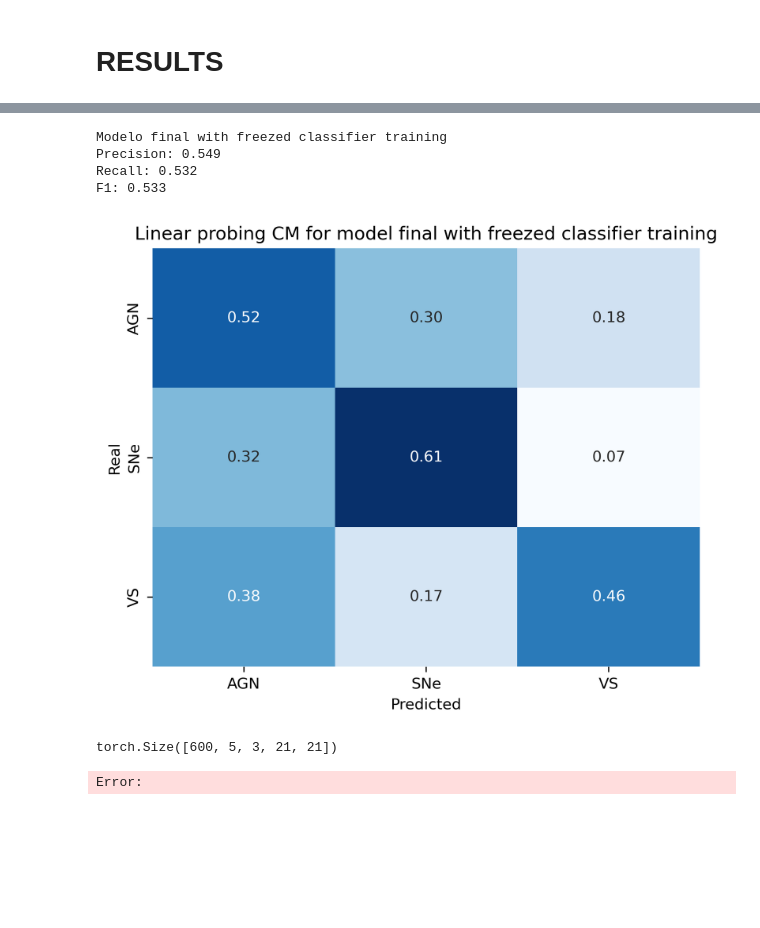
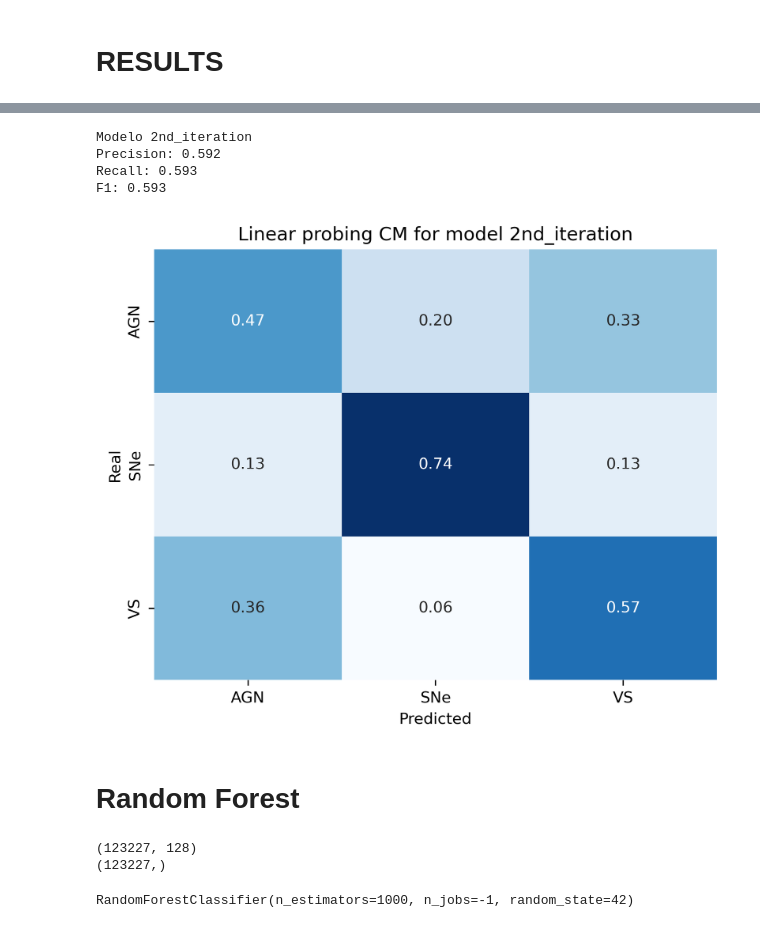
Before and after one commit to pmarconep/ZTF_alert_8a, a Jupyter notebook: final.ipynb, the cells around one changed output, grey strips where cells are left out. Drawn from its saved outputs; the diff is of its cells as text; code cells hidden in the pictures; blank space fills up the shorter version.

```diff
--- a/final.ipynb
+++ b/final.ipynb
@@ -88,10 +88,10 @@ test_dataset = TensorDataset(test_dataset, test_class_0)
 #rnn parameters
 rnn_type = 'LSTM'
 hidden_dim = 128
-num_layers = 2
+num_layers = 1
 
 # autoencoder params
-latent_dim = 50
+latent_dim = 128
 n_channels = 3
 n_classes = 3
 
@@ -99,16 +99,17 @@ n_classes = 3
 ae_loss = ae_loss_function
 rnn_loss = rnn_loss_function
 
-max_epochs = 100
-max_time = 600 #minutos
-lr = 0.666e-3
-batch_size = 256
+max_epochs = 300
+max_time = 180 #minutos
+lr = 10e-5
+batch_size = 128
+dropout_prob = 0.35
 
 random_sampler = True
 use_gpu = True
 augmentation = False
 only_classifier = False
-early_stop = 5
+early_stop = 10
 num_cpu = 0
 # %%
 import src.final_model as fm
@@ -144,0 +164,10 @@ Setup finishied. Starting training...
+# %%
+import src.final_model as fm
+import src.final_training as ft
+importlib.reload(fm)
+importlib.reload(ft)
+importlib.reload(src.final_training)
+importlib.reload(src.final_model)
+
+modelo_final = fm.FinalModel(latent_dim, n_channels, rnn_type, hidden_dim, num_layers, dropout_prob,  n_classes, name='2nd_iteration')
+modelo_final.load_state_dict(torch.load(f'models/aernn_final.pth'))
@@ -189,26 +268,21 @@ print()
 # %%
-
-
+#test
 modelo_final.eval()
 
-prediction = modelo_final.rnn_classifier(test_dataset.tensors[0])
-
+prediction = modelo_final(test_dataset.tensors[0])
 cm = confusion_matrix(test_dataset.tensors[1], prediction.argmax(dim=1), normalize='true')
 print(f'\nModelo {modelo_final.name}')
 metrics.plot_matrix([modelo_final], [cm])
 precision, recall, f1 = metrics.performance_metrics(test_dataset.tensors[1], prediction.argmax(dim=1))
 
 print(f'Precision: {precision:.3f}'
       f'\nRecall: {recall:.3f}'
       f'\nF1: {f1:.3f}')
 # %% [output]
-Modelo final with freezed classifier training
-Precision: 0.549
-Recall: 0.532
-F1: 0.533
+Modelo 2nd_iteration
+Precision: 0.592
+Recall: 0.593
+F1: 0.593
-[figure, old version]
+[figure, new version]
-# %%
-test_dataset.tensors[0].shape
-# %% [output]
-torch.Size([600, 5, 3, 21, 21])
-Error:
+# %% [markdown]
+# Random Forest
@@ -214,0 +325,13 @@ Error:
+# %%
+print(features.shape)
+print(labels.shape)
+# %% [output]
+(123227, 128)
+(123227,)
+# %%
+from sklearn.ensemble import RandomForestClassifier
+
+rf_classifier = RandomForestClassifier(n_estimators=1000, random_state=42, n_jobs = -1)
+rf_classifier.fit(features, labels)
+# %% [output]
+RandomForestClassifier(n_estimators=1000, n_jobs=-1, random_state=42)
```
Also changed, not shown: parts of 8 cells of this notebook, 11 other files.
